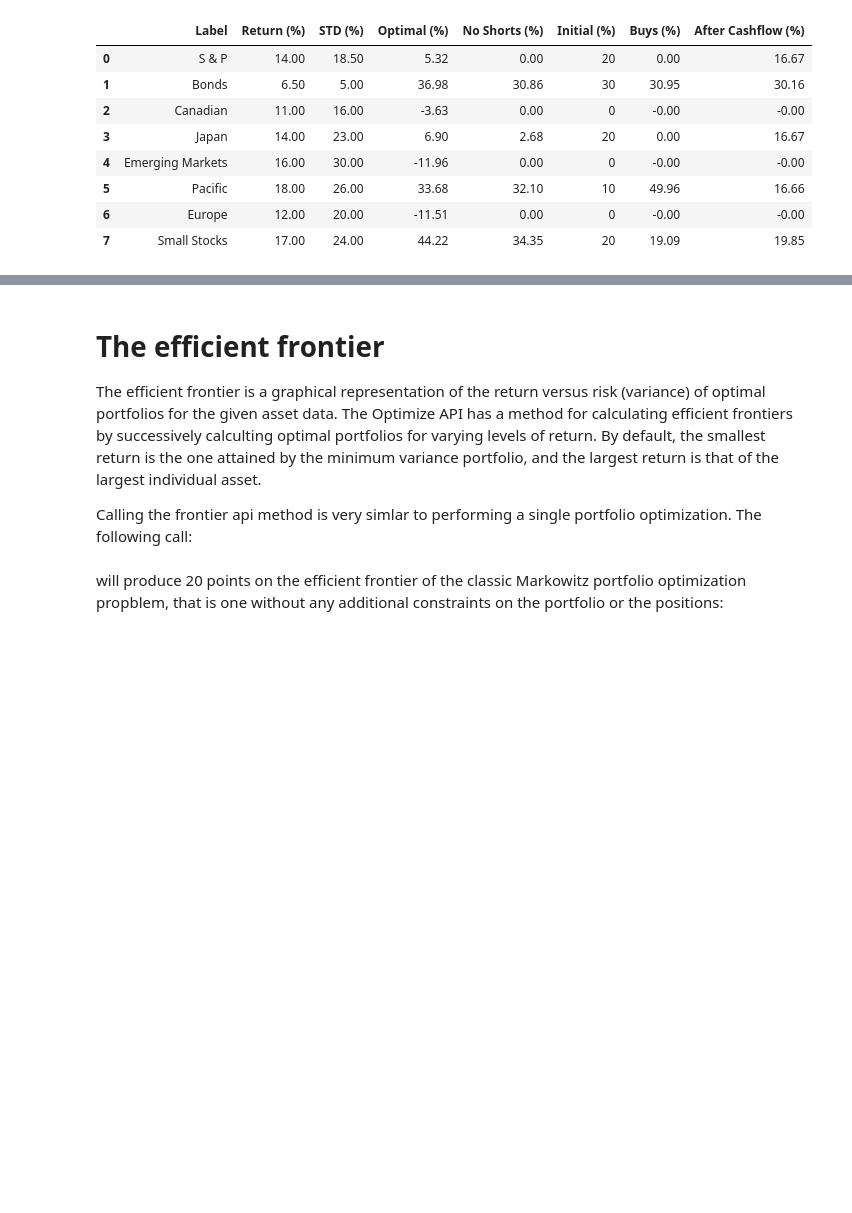
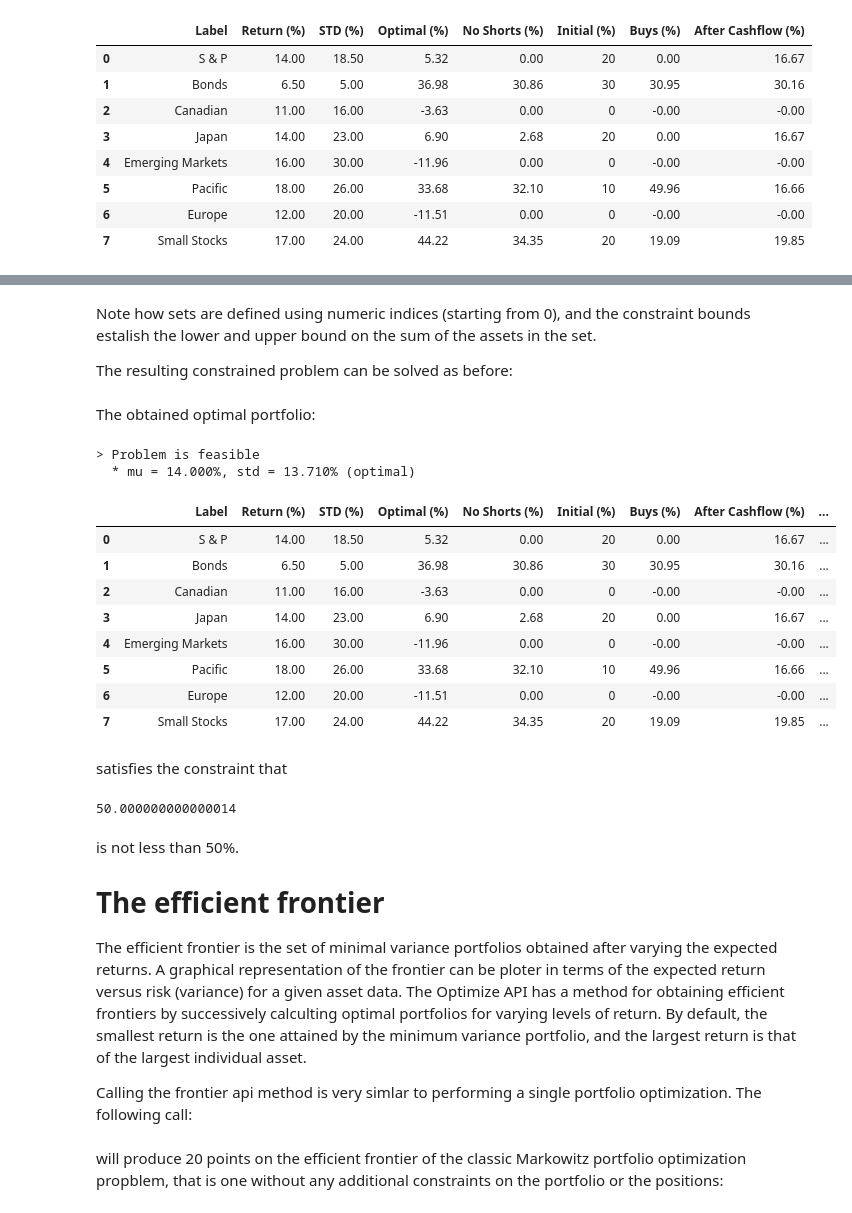
Before and after one commit to mcdeoliveira/pyoptimum-examples, a Jupyter notebook: examples/portfolio.ipynb, the cells around one changed output, grey strips where cells are left out. Drawn from its saved outputs; the diff is of its cells as text; code cells hidden in the pictures; blank space fills up the shorter version.

```diff
--- a/examples/portfolio.ipynb
+++ b/examples/portfolio.ipynb
@@ -444,7 +453,62 @@ We will revisit this problem later in this notebook after showing how to calcula
+# %% [markdown]
+Note how sets are defined using numeric indices (starting from 0), and the constraint bounds estalish the lower and upper bound on the sum of the assets in the set.
+
+The resulting constrained problem can be solved as before:
+# %%
+# Expected return
+mu = 14
+
+# options
+options = {
+    'short': False
+}
+
+# prepare data for submitting request to api
+data = {
+    'Q': Q.tolist(),
+    'r': r.tolist(),
+    'mu': mu,
+    'sets': [set1],
+    'constraints': [constraint1],
+    'options': options
+}
+sol = client.call('portfolio', data)
+# %% [markdown]
+The obtained optimal portfolio:
+# %%
+if sol['status']=='infeasible':
+    print('> Problem is infeasible')
+    assets['S&P + Bonds >= 50 (%)'] = np.nan
+else:
+    print('> Problem is feasible')
+    print('  * mu = {:.3f}%, std = {:.3f}% ({})'.format(mu, math.sqrt(sol['obj']), sol['status']))
+    x = np.array(sol['x'])
+    assets['S&P + Bonds >= 50 (%)'] = 100*x
+assets
+# %% [output]
+> Problem is feasible
+  * mu = 14.000%, std = 13.710% (optimal)
+|  | Label | Return (%) | STD (%) | Optimal (%) | No Shorts (%) | Initial (%) | Buys (%) | After Cashflow (%) | ... |
+| 0 | S & P | 14.00 | 18.50 | 5.32 | 0.00 | 20 | 0.00 | 16.67 | ... |
+| 1 | Bonds | 6.50 | 5.00 | 36.98 | 30.86 | 30 | 30.95 | 30.16 | ... |
+| 2 | Canadian | 11.00 | 16.00 | -3.63 | 0.00 | 0 | -0.00 | -0.00 | ... |
+| 3 | Japan | 14.00 | 23.00 | 6.90 | 2.68 | 20 | 0.00 | 16.67 | ... |
+| 4 | Emerging Markets | 16.00 | 30.00 | -11.96 | 0.00 | 0 | -0.00 | -0.00 | ... |
+| 5 | Pacific | 18.00 | 26.00 | 33.68 | 32.10 | 10 | 49.96 | 16.66 | ... |
+| 6 | Europe | 12.00 | 20.00 | -11.51 | 0.00 | 0 | -0.00 | -0.00 | ... |
+| 7 | Small Stocks | 17.00 | 24.00 | 44.22 | 34.35 | 20 | 19.09 | 19.85 | ... |
+# %% [markdown]
+satisfies the constraint that
+# %%
+assets['S&P + Bonds >= 50 (%)'][0:2].sum()
+# %% [output]
+50.000000000000014
 # %% [markdown]
+is not less than 50%.
+
 # The efficient frontier
 
-The efficient frontier is a graphical representation of the return versus risk (variance) of optimal portfolios for the given asset data. The Optimize API has a method for calculating efficient frontiers by successively calculting optimal portfolios for varying levels of return. By default, the smallest return is the one attained by the minimum variance portfolio, and the largest return is that of the largest individual asset.
+The efficient frontier is the set of minimal variance portfolios obtained after varying the expected returns. A graphical representation of the frontier can be ploter in terms of the expected return versus risk (variance) for a given asset data. The Optimize API has a method for obtaining efficient frontiers by successively calculting optimal portfolios for varying levels of return. By default, the smallest return is the one attained by the minimum variance portfolio, and the largest return is that of the largest individual asset.
 
 Calling the frontier api method is very simlar to performing a single portfolio optimization. The following call:
 # %%
```
Also changed, not shown: parts of 13 cells of this notebook.
